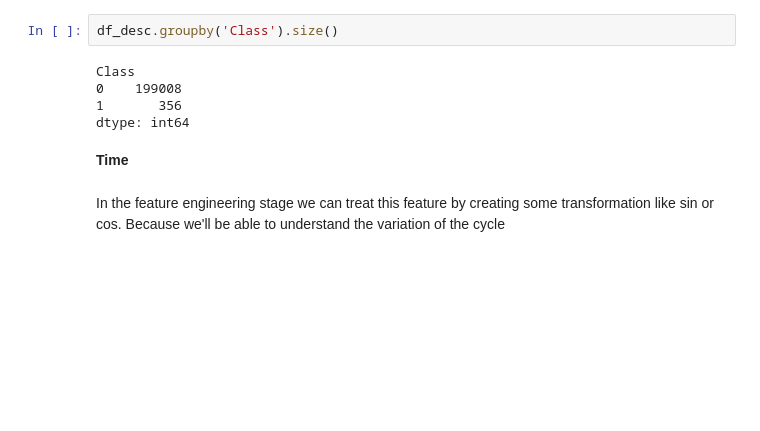
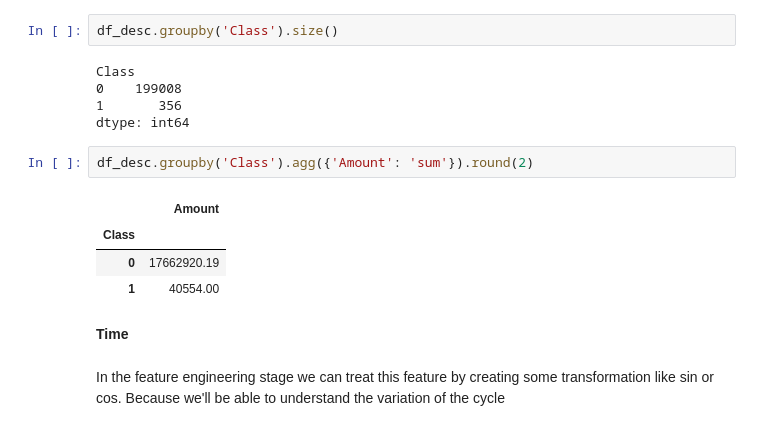
Before and after one commit to YuriCatramby/ds-clf-fraud-detection, a Jupyter notebook: ds_clf_fraud_detection.ipynb, the cells around one changed output. Cells and saved outputs as stored; diff of their text form; blank space fills up the shorter version.

```diff
--- a/ds_clf_fraud_detection.ipynb
+++ b/ds_clf_fraud_detection.ipynb
@@ -258,6 +261,13 @@ Class
 0    199008
 1       356
 dtype: int64
+# %%
+df_desc.groupby('Class').agg({'Amount': 'sum'}).round(2)
+# %% [output]
+|  | Amount |
+| Class |  |
+| 0 | 17662920.19 |
+| 1 | 40554.00 |
 # %% [markdown]
 **Time**
 # %% [markdown]
```
Also changed, not shown: parts of 9 cells of this notebook.
